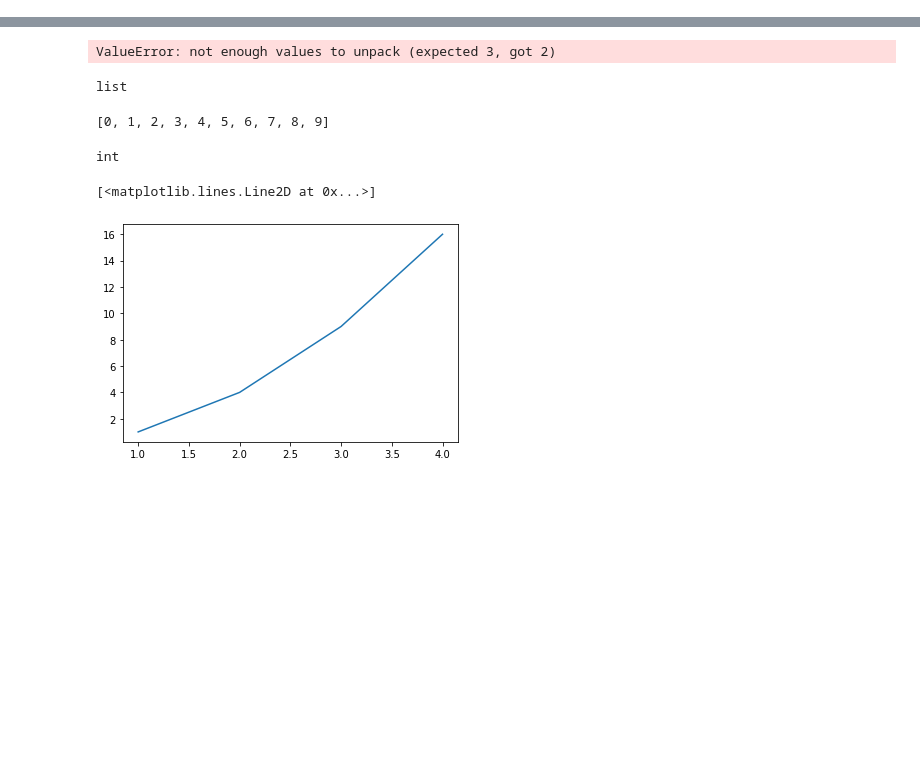
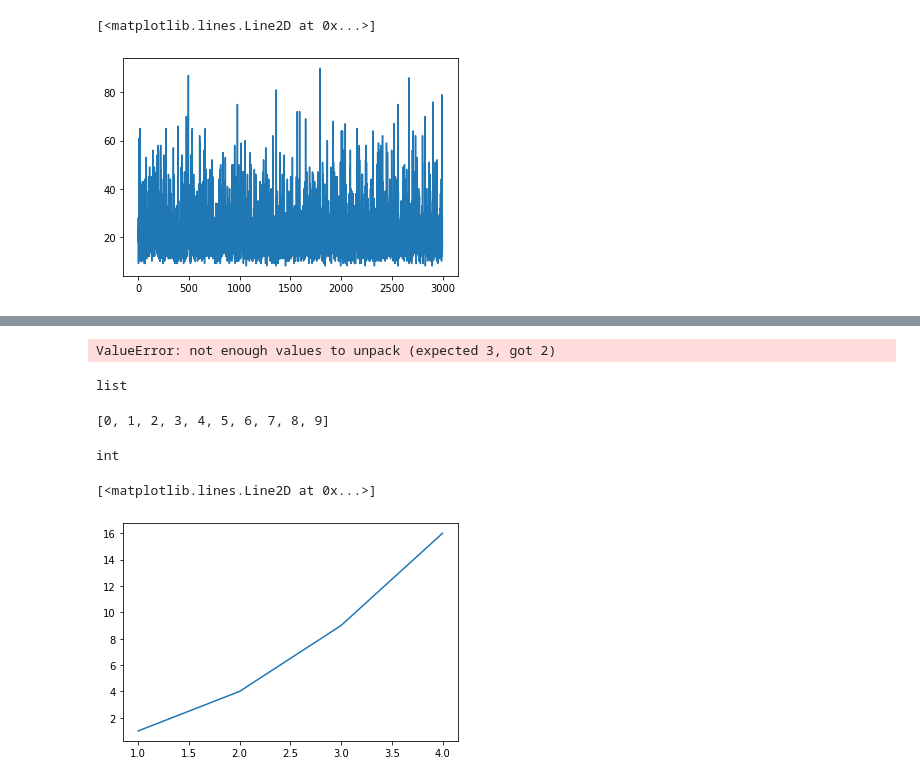
Before and after one commit to Kikumu/Reinforcement-Learning-repo, a Jupyter notebook: grokking-practice-folder/value functions using linear approximators.ipynb, the cells around one changed output, grey strips where cells are left out. Saved outputs shown, nothing was run; the diff lists cells and outputs as text; code cells hidden in the pictures; blank space fills up the shorter version.

```diff
--- a/grokking-practice-folder/value functions using linear approximators.ipynb
+++ b/grokking-practice-folder/value functions using linear approximators.ipynb
@@ -93,3 +244,8 @@ from tqdm import tqdm
+# %%
+plt.plot(y, x)
+# %% [output]
+[<matplotlib.lines.Line2D at 0x...>]
+[figure, added]
 # %%
 def nfq_(env,
          gamma=0.99,
```
Also changed, not shown: parts of 24 cells of this notebook, 1 other file.
